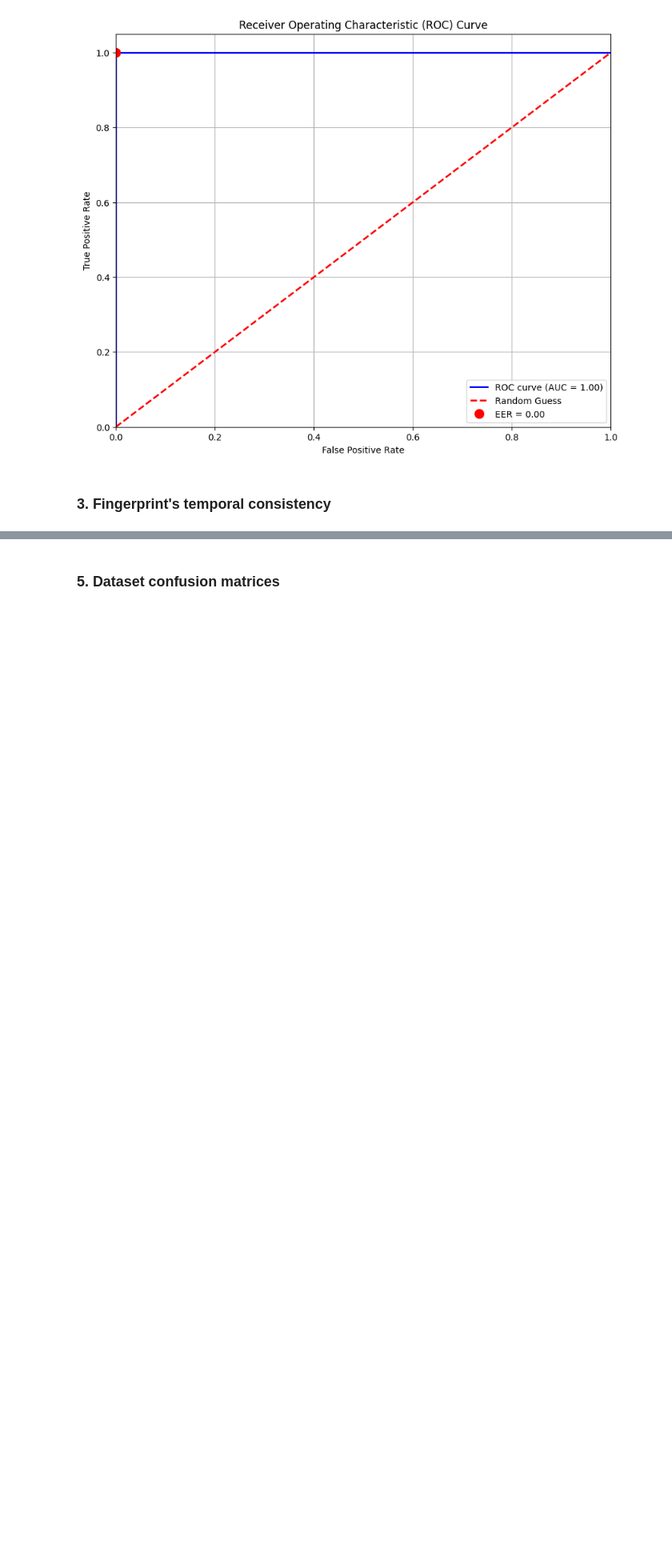
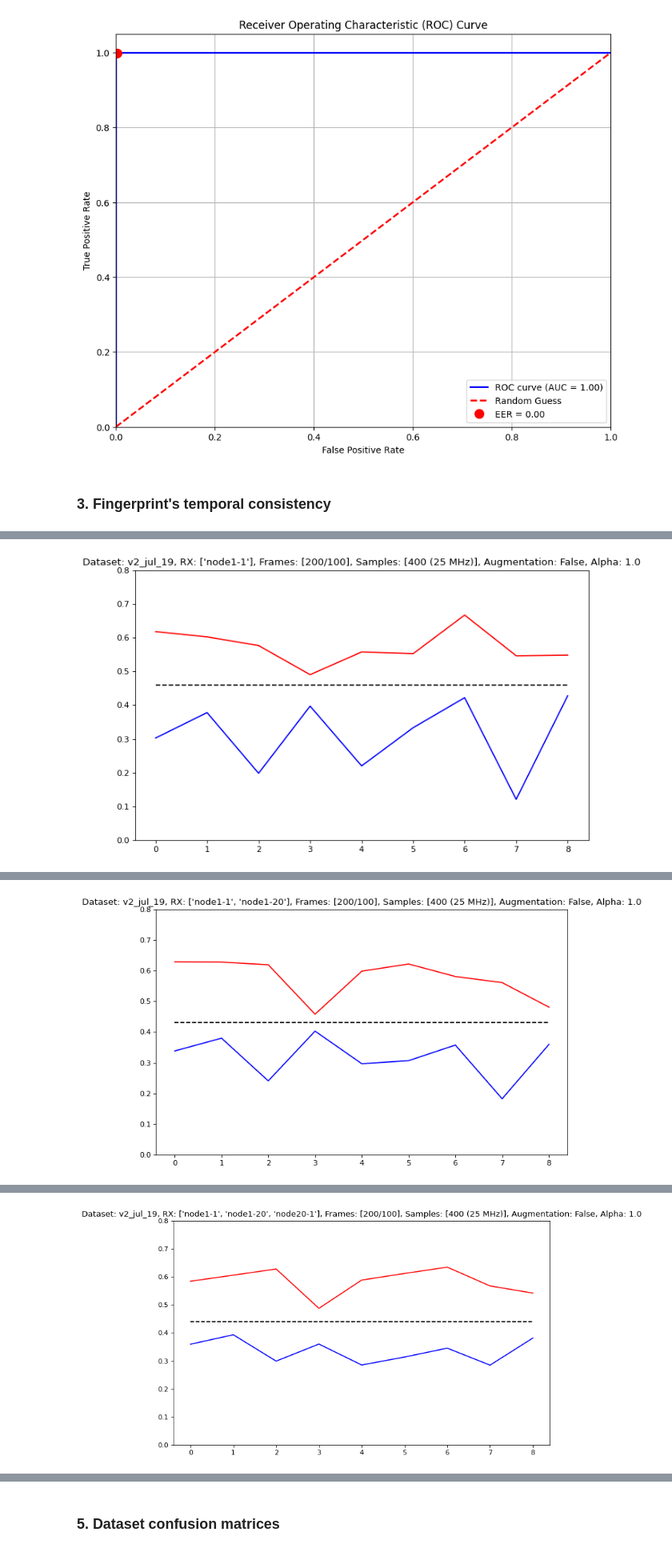
Before and after one commit to joseasanvil/AODT_RFFI, a Jupyter notebook: fingerprinting/evaluation_demo.ipynb, the cells around one changed output, grey strips where cells are left out. Shown at 80% size. Saved outputs shown, nothing was run; the diff lists cells and outputs as text; code cells hidden in the pictures; blank space fills up the shorter version.

```diff
--- a/fingerprinting/evaluation_demo.ipynb
+++ b/fingerprinting/evaluation_demo.ipynb
@@ -262,0 +386,26 @@ IndexError: index 0 is out of bounds for axis 0 with size 0
+# %%
+epochs = [
+    'epoch_2024-07-20_01-15-26',
+    'epoch_2024-07-20_01-25-24'
+]
+
+eval_api.evaluate_temporal_stability(
+    models, RX_NODES_V2[0:1],
+    identify_device_idx,
+    epochs_override=epochs, render_fp_heatmaps=False, render_temporal_heatmap=False)
+
+eval_api.evaluate_temporal_stability(
+    models, RX_NODES_V2[0:2],
+    identify_device_idx,
+    epochs_override=epochs, render_fp_heatmaps=False, render_temporal_heatmap=False)
+
+eval_api.evaluate_temporal_stability(
+    models, RX_NODES_V2[0:3],
+    identify_device_idx,
+    epochs_override=epochs, render_fp_heatmaps=False, render_temporal_heatmap=False)
+
+eval_api.evaluate_temporal_stability(
+    models, RX_NODES_V2[0:4],
+    identify_device_idx,
+    epochs_override=epochs, render_fp_heatmaps=False, render_temporal_heatmap=False)
+# %% [output]
@@ -262,0 +415 @@ IndexError: index 0 is out of bounds for axis 0 with size 0
+[figure, added]
@@ -262,0 +422 @@ IndexError: index 0 is out of bounds for axis 0 with size 0
+[figure, added]
@@ -262,0 +432 @@ IndexError: index 0 is out of bounds for axis 0 with size 0
+[figure, added]
```
Also changed, not shown: parts of 15 cells of this notebook, 5 other files.
